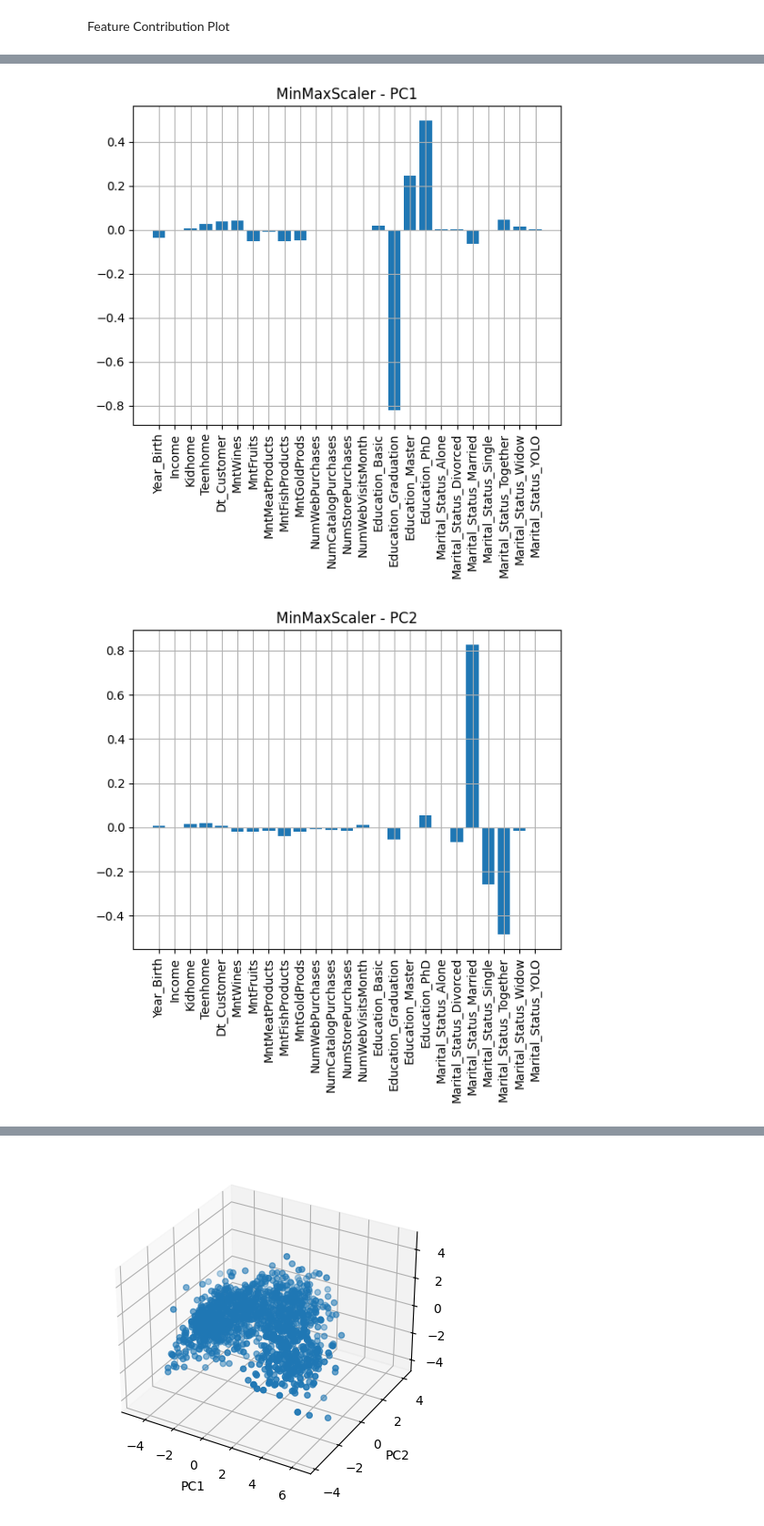
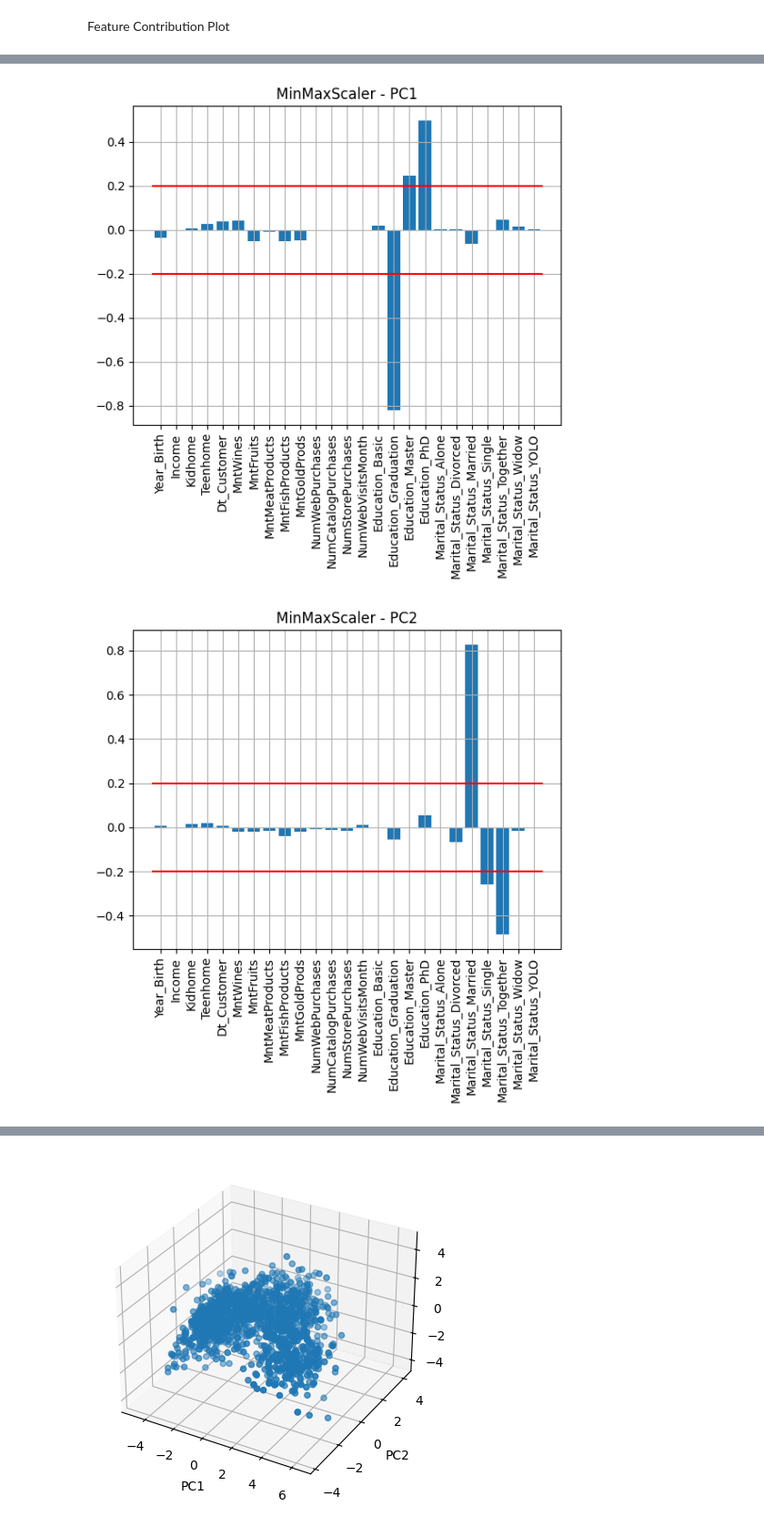
Before and after one commit to IAmReallyAlessio/homework_pca, a Jupyter notebook: pca.ipynb, the cells around one changed output, grey strips where cells are left out. Shown at 91% size. Saved outputs shown, nothing was run; the diff lists cells and outputs as text; code cells hidden in the pictures.

```diff
--- a/pca.ipynb
+++ b/pca.ipynb
@@ -206,10 +206,14 @@ df_pca_mm = pca_mm.fit_transform(Xworkdf_mm.values)
 # %% [markdown]
 Feature Contribution Plot
 # %%
+eps_std = np.sqrt(1/pca_std.n_features_)
+
 #StandardScaler
 for i in range(m_std):
     plt.figure()
     plt.bar(np.arange(pca_std.n_features_in_), pca_std.components_[i, :])
+    plt.plot([-0.5, pca_std.n_features_ - 0.5], [eps_std, eps_std], 'red')
+    plt.plot([-0.5, pca_std.n_features_ - 0.5], [-eps_std, -eps_std], 'red')
     plt.xticks(ticks=np.arange(pca_mm.n_features_in_),
             labels=Xworkdf_std.columns.to_list(),
             rotation='vertical')
@@ -223,15 +238,18 @@ plt.show()
 # %%
+eps_mm = np.sqrt(1/pca_mm.n_features_)
 #MinMaxScaler
 for i in range(m_mm):
     plt.figure()
     plt.bar(np.arange(pca_mm.n_features_in_), pca_mm.components_[i, :])
+    plt.plot([-0.5, pca_mm.n_features_ - 0.5], [eps_mm, eps_mm], 'red')
+    plt.plot([-0.5, pca_mm.n_features_ - 0.5], [-eps_mm, -eps_mm], 'red')
     plt.xticks(ticks=np.arange(pca_mm.n_features_in_),
             labels=Xworkdf_mm.columns.to_list(),
             rotation='vertical')
     plt.title('MinMaxScaler - PC'+ str(i+1) )
     plt.grid()
 plt.show()
 # %% [output]
-[figure, old version]
+[figure, new version]
-[figure, old version]
+[figure, new version]
 # %% [markdown]
```
Also changed, not shown: parts of 17 cells of this notebook.
